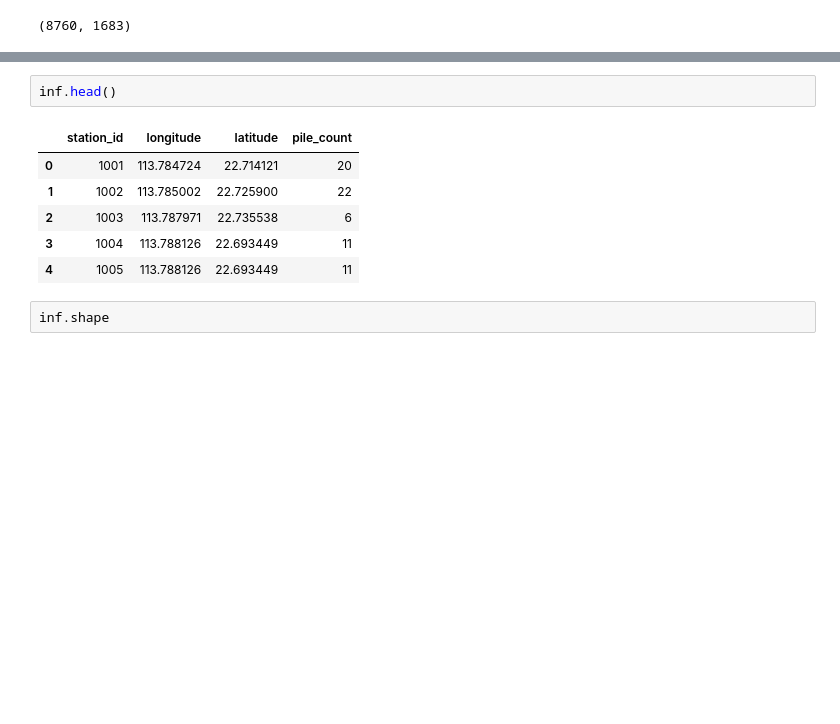
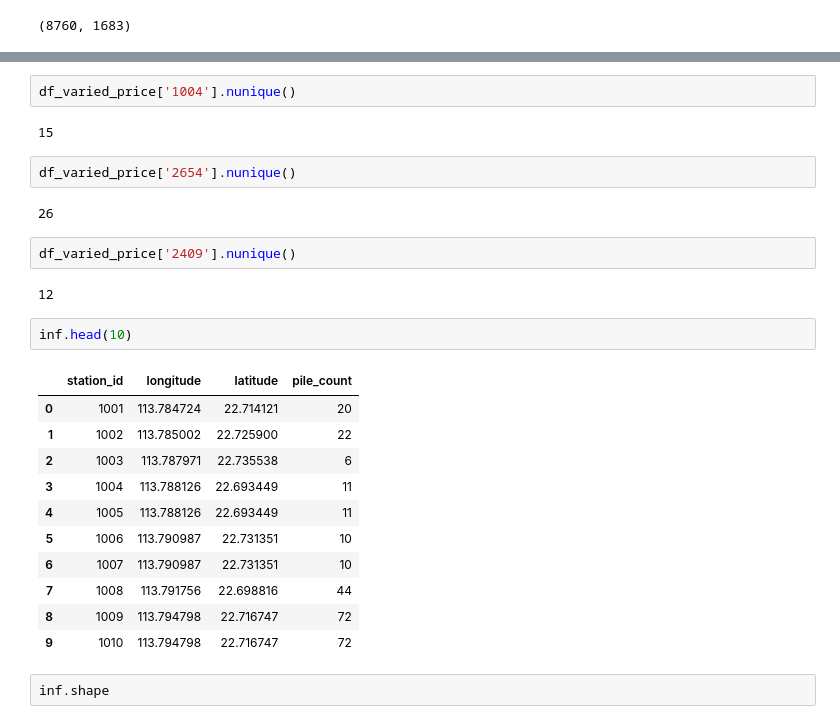
Before and after one commit to nareeratm/capstone_ev, a Jupyter notebook: EDA.ipynb, the cells around one changed output, grey strips where cells are left out. Drawn from its saved outputs; the diff is of its cells as text; blank space fills up the shorter version.

```diff
--- a/EDA.ipynb
+++ b/EDA.ipynb
@@ -67,12 +122,29 @@ price.shape
+# %%
+df_varied_price['1004'].nunique()
+# %% [output]
+15
+# %%
+df_varied_price['2654'].nunique()
+# %% [output]
+26
+# %%
+df_varied_price['2409'].nunique()
+# %% [output]
+12
 # %%
-inf.head()
+inf.head(10)
 # %% [output]
 |  | station_id | longitude | latitude | pile_count |
 | 0 | 1001 | 113.784724 | 22.714121 | 20 |
 | 1 | 1002 | 113.785002 | 22.725900 | 22 |
 | 2 | 1003 | 113.787971 | 22.735538 | 6 |
 | 3 | 1004 | 113.788126 | 22.693449 | 11 |
 | 4 | 1005 | 113.788126 | 22.693449 | 11 |
+| 5 | 1006 | 113.790987 | 22.731351 | 10 |
+| 6 | 1007 | 113.790987 | 22.731351 | 10 |
+| 7 | 1008 | 113.791756 | 22.698816 | 44 |
+| 8 | 1009 | 113.794798 | 22.716747 | 72 |
+| 9 | 1010 | 113.794798 | 22.716747 | 72 |
 # %%
 inf.shape
 # %% [output]
```
Also changed, not shown: parts of 21 cells of this notebook, 3 other files.
